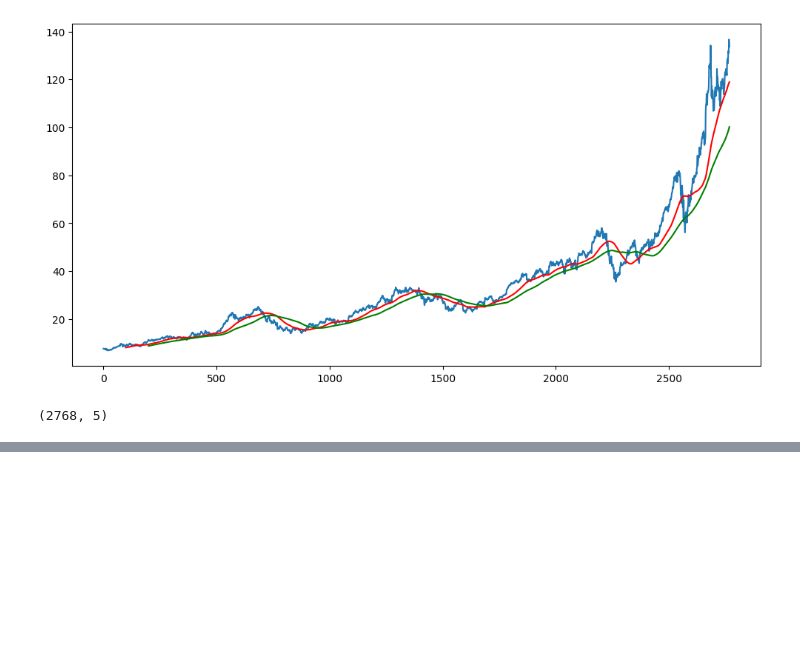
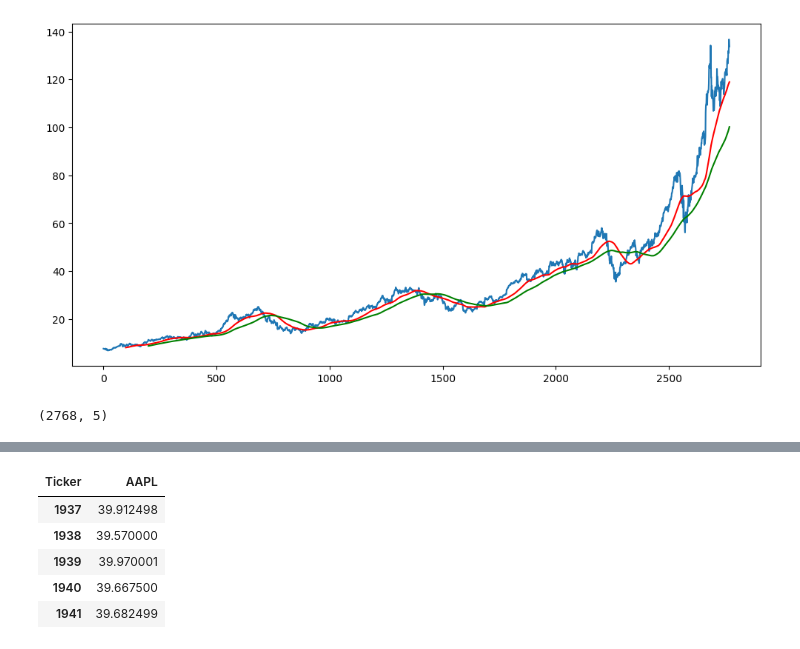
Before and after one commit to nik0011/AI-stock-trading-system, a Jupyter notebook: StockPricePrediction.ipynb, the cells around one changed output, grey strips where cells are left out. Drawn from its saved outputs; the diff is of its cells as text; code cells hidden in the pictures; blank space fills up the shorter version.

```diff
--- a/StockPricePrediction.ipynb
+++ b/StockPricePrediction.ipynb
@@ -114,0 +132,9 @@ df.shape
+# %%
+data_testing.head()
+# %% [output]
+| Ticker | AAPL |
+| 1937 | 39.912498 |
+| 1938 | 39.570000 |
+| 1939 | 39.970001 |
+| 1940 | 39.667500 |
+| 1941 | 39.682499 |
```
Also changed, not shown: parts of 11 cells of this notebook.
